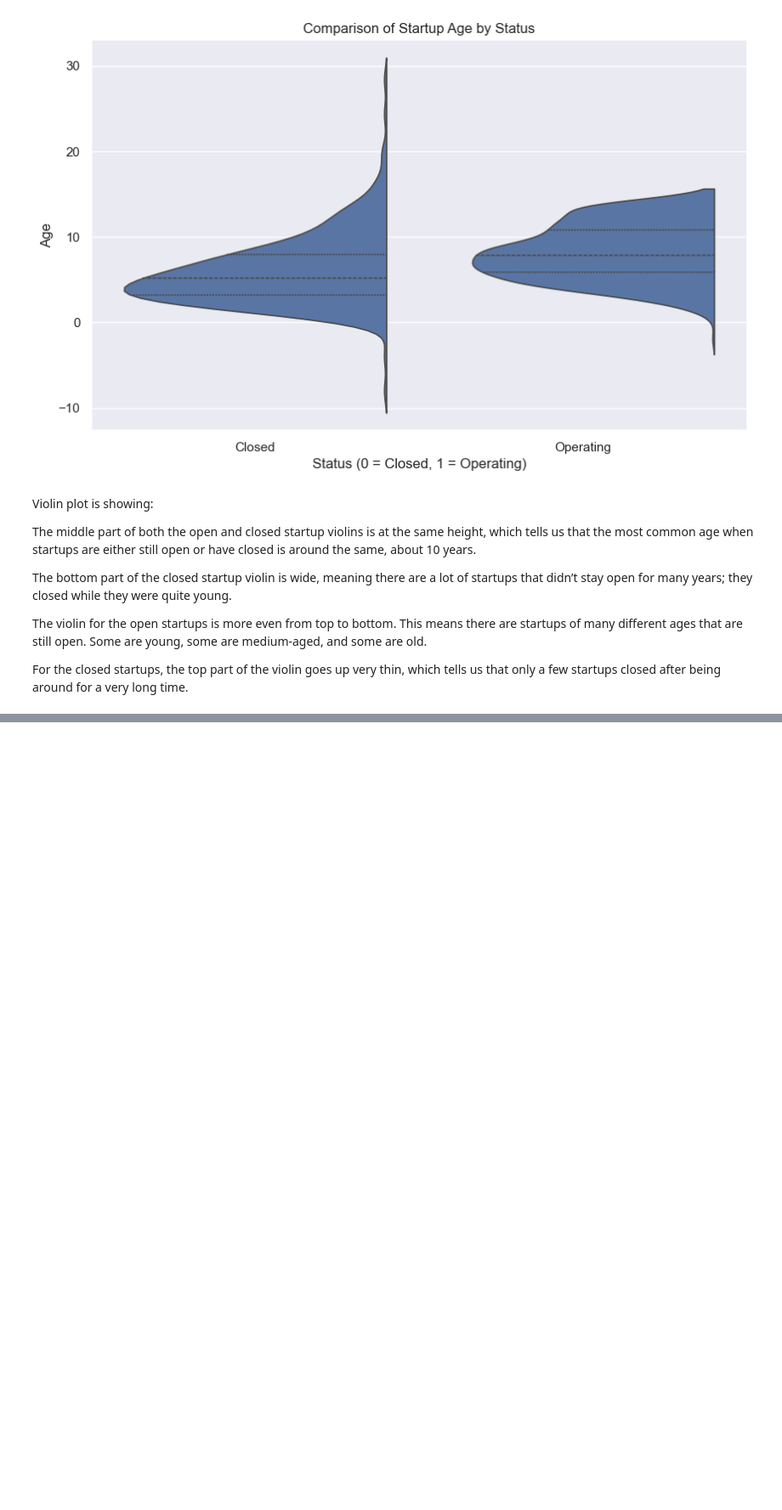
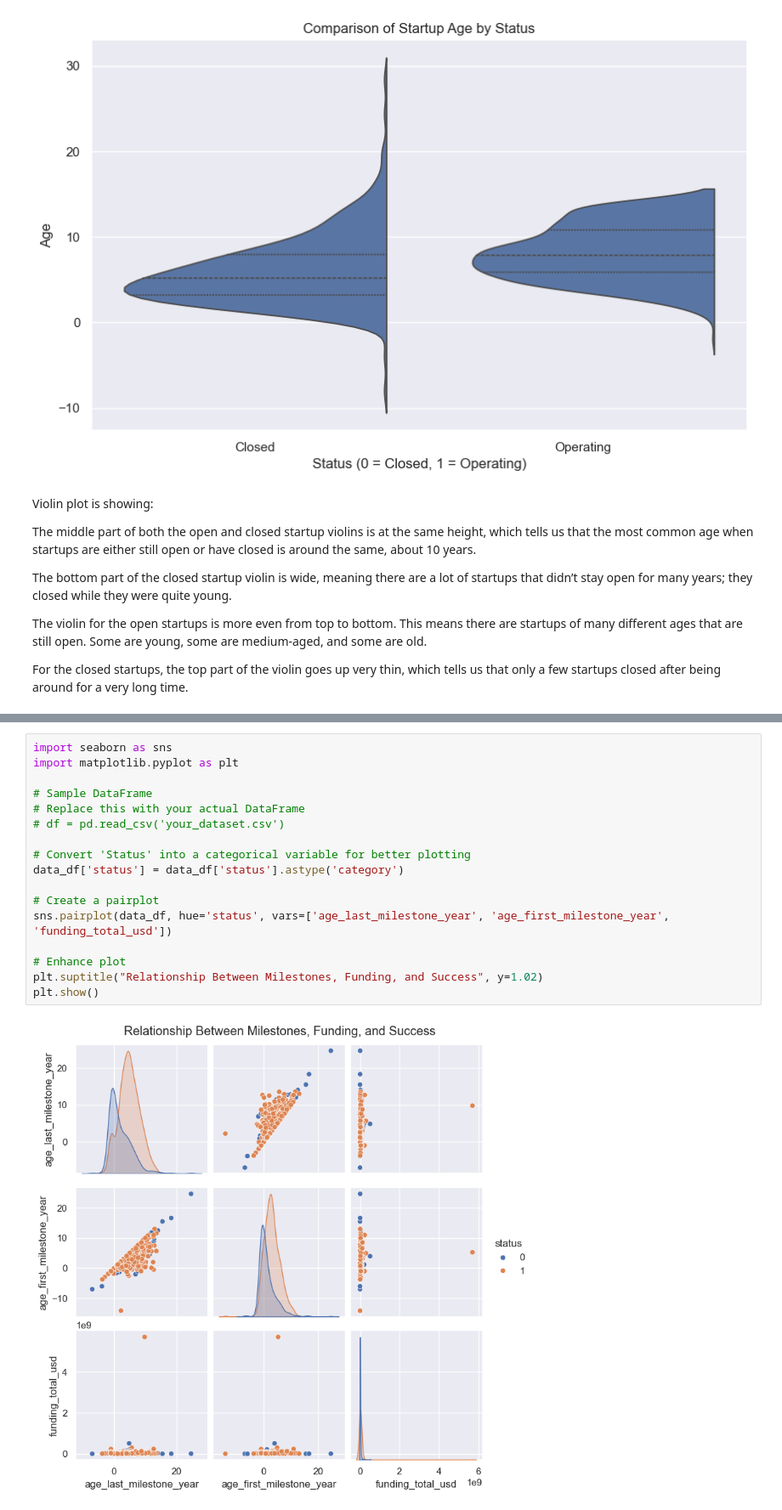
Before and after one commit to GabrielaArzateR/Predicting_startup_succes-, a Jupyter notebook: notebook/data_exploratio.ipynb, the cells around one changed output, grey strips where cells are left out. Shown at 85% size. Saved outputs shown, nothing was run; the diff lists cells and outputs as text; blank space fills up the shorter version.

```diff
--- a/notebook/data_exploratio.ipynb
+++ b/notebook/data_exploratio.ipynb
@@ -559,0 +612,19 @@ For the closed startups, the top part of the violin goes up very thin, which tel
+# %%
+import seaborn as sns
+import matplotlib.pyplot as plt
+
+# Sample DataFrame
+# Replace this with your actual DataFrame
+# df = pd.read_csv('your_dataset.csv')
+
+# Convert 'Status' into a categorical variable for better plotting
+data_df['status'] = data_df['status'].astype('category')
+
+# Create a pairplot
+sns.pairplot(data_df, hue='status', vars=['age_last_milestone_year', 'age_first_milestone_year', 'funding_total_usd'])
+
+# Enhance plot
+plt.suptitle("Relationship Between Milestones, Funding, and Success", y=1.02)
+plt.show()
+# %% [output]
+[figure, added]
```
Also changed, not shown: parts of 13 cells of this notebook.
